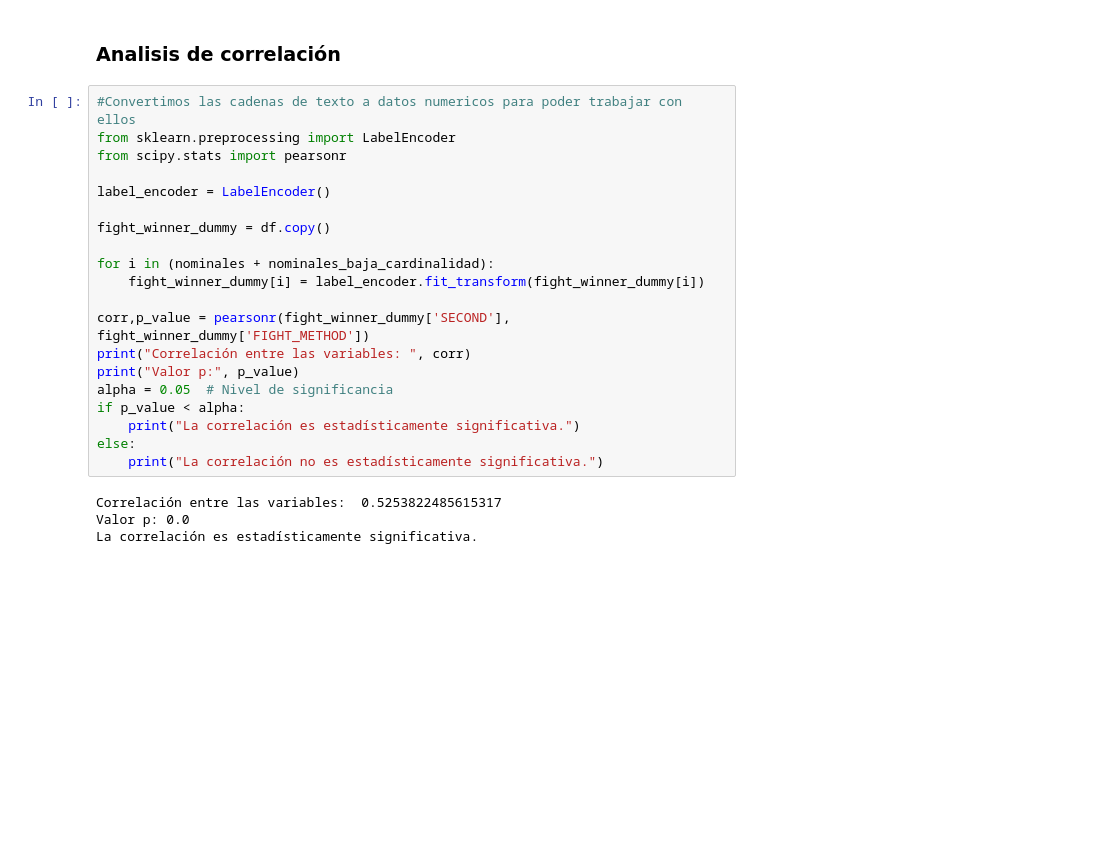
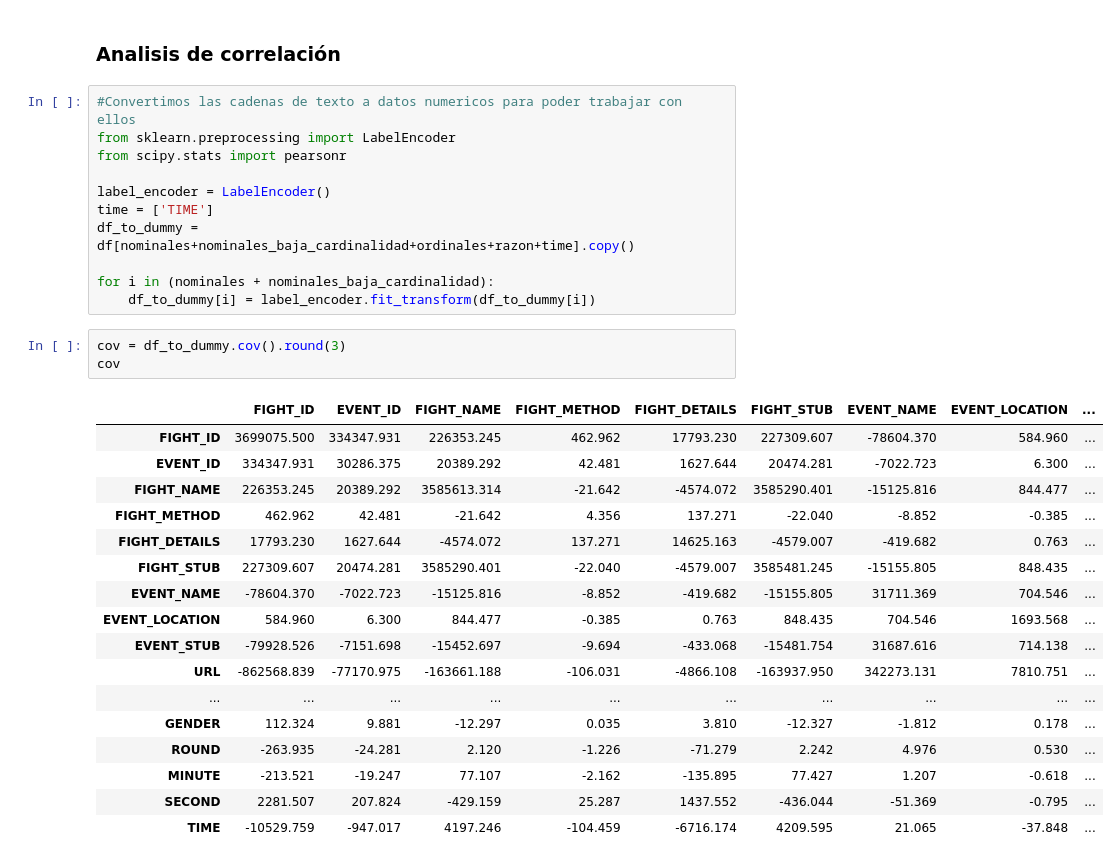
Before and after one commit to YaotecatlMtz/analisisUFC, a Jupyter notebook: Bivariado.ipynb, the cells around one changed output. Cells and saved outputs as stored; diff of their text form; blank space fills up the shorter version.

```diff
--- a/Bivariado.ipynb
+++ b/Bivariado.ipynb
@@ -145,22 +147,30 @@ from sklearn.preprocessing import LabelEncoder
 from scipy.stats import pearsonr
 
 label_encoder = LabelEncoder()
-
-fight_winner_dummy = df.copy()
+time = ['TIME']
+df_to_dummy = df[nominales+nominales_baja_cardinalidad+ordinales+razon+time].copy()
 
 for i in (nominales + nominales_baja_cardinalidad):
-    fight_winner_dummy[i] = label_encoder.fit_transform(fight_winner_dummy[i])
-
-corr,p_value = pearsonr(fight_winner_dummy['SECOND'], fight_winner_dummy['FIGHT_METHOD'])
-print("Correlación entre las variables: ", corr)
-print("Valor p:", p_value)
-alpha = 0.05  # Nivel de significancia
-if p_value < alpha:
-    print("La correlación es estadísticamente significativa.")
-else:
-    print("La correlación no es estadísticamente significativa.")
+    df_to_dummy[i] = label_encoder.fit_transform(df_to_dummy[i])
-# %% [output]
-Correlación entre las variables:  0.5253822485615317
-Valor p: 0.0
-La correlación es estadísticamente significativa.
+# %%
+cov = df_to_dummy.cov().round(3)
+cov
+# %% [output]
+|  | FIGHT_ID | EVENT_ID | FIGHT_NAME | FIGHT_METHOD | FIGHT_DETAILS | FIGHT_STUB | EVENT_NAME | EVENT_LOCATION | ... |
+| FIGHT_ID | 3699075.500 | 334347.931 | 226353.245 | 462.962 | 17793.230 | 227309.607 | -78604.370 | 584.960 | ... |
+| EVENT_ID | 334347.931 | 30286.375 | 20389.292 | 42.481 | 1627.644 | 20474.281 | -7022.723 | 6.300 | ... |
+| FIGHT_NAME | 226353.245 | 20389.292 | 3585613.314 | -21.642 | -4574.072 | 3585290.401 | -15125.816 | 844.477 | ... |
+| FIGHT_METHOD | 462.962 | 42.481 | -21.642 | 4.356 | 137.271 | -22.040 | -8.852 | -0.385 | ... |
+| FIGHT_DETAILS | 17793.230 | 1627.644 | -4574.072 | 137.271 | 14625.163 | -4579.007 | -419.682 | 0.763 | ... |
+| FIGHT_STUB | 227309.607 | 20474.281 | 3585290.401 | -22.040 | -4579.007 | 3585481.245 | -15155.805 | 848.435 | ... |
+| EVENT_NAME | -78604.370 | -7022.723 | -15125.816 | -8.852 | -419.682 | -15155.805 | 31711.369 | 704.546 | ... |
+| EVENT_LOCATION | 584.960 | 6.300 | 844.477 | -0.385 | 0.763 | 848.435 | 704.546 | 1693.568 | ... |
+| EVENT_STUB | -79928.526 | -7151.698 | -15452.697 | -9.694 | -433.068 | -15481.754 | 31687.616 | 714.138 | ... |
+| URL | -862568.839 | -77170.975 | -163661.188 | -106.031 | -4866.108 | -163937.950 | 342273.131 | 7810.751 | ... |
+| ... | ... | ... | ... | ... | ... | ... | ... | ... | ... |
+| GENDER | 112.324 | 9.881 | -12.297 | 0.035 | 3.810 | -12.327 | -1.812 | 0.178 | ... |
+| ROUND | -263.935 | -24.281 | 2.120 | -1.226 | -71.279 | 2.242 | 4.976 | 0.530 | ... |
+| MINUTE | -213.521 | -19.247 | 77.107 | -2.162 | -135.895 | 77.427 | 1.207 | -0.618 | ... |
+| SECOND | 2281.507 | 207.824 | -429.159 | 25.287 | 1437.552 | -436.044 | -51.369 | -0.795 | ... |
+| TIME | -10529.759 | -947.017 | 4197.246 | -104.459 | -6716.174 | 4209.595 | 21.065 | -37.848 | ... |
 # %%
```
Also changed, not shown: parts of 7 cells of this notebook, 2 other files.
